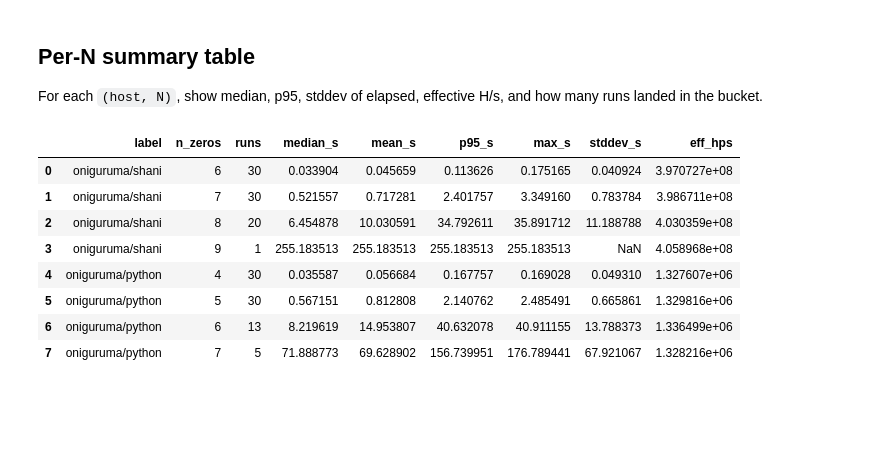
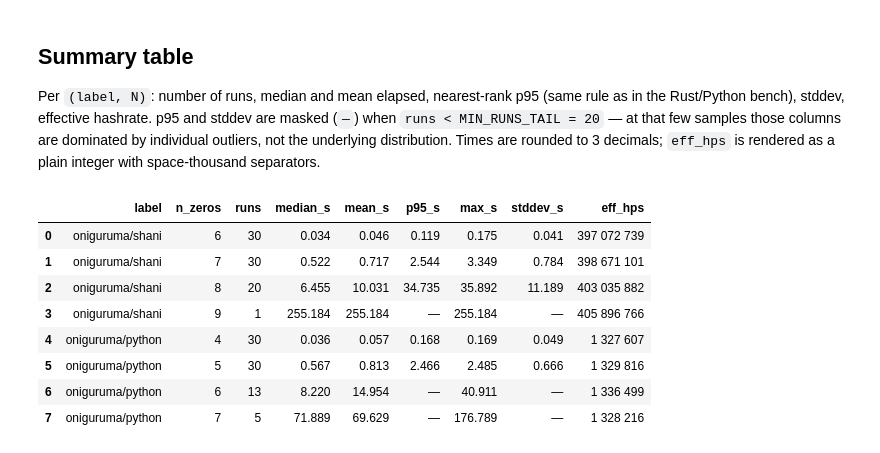
Before and after one commit to danilkiff/pow, a Jupyter notebook: analysis/explore_results.ipynb, the cells around one changed output. Saved outputs shown, nothing was run; the diff lists cells and outputs as text; code cells hidden in the pictures; blank space fills up the shorter version.

```diff
--- a/analysis/explore_results.ipynb
+++ b/analysis/explore_results.ipynb
@@ -149,0 +41,14 @@ bench-oniguruma-20260525T132118Z-python.json: label=oniguruma/python threads=1 N
+# %%
+from _lib import (
+    load_runs,
+    plot_diagnostics,
+    plot_ecdf,
+    plot_pdf,
+    plot_solve_times_full,
+    show_comparison,
+    show_headline,
+    show_table,
+    summary_table,
+)
+
+runs = load_runs()
@@ -150,58 +59,17 @@ bench-oniguruma-20260525T132118Z-python.json: label=oniguruma/python threads=1 N
 # %% [markdown]
-## Per-N summary table
+## Summary table
 
-For each `(host, N)`, show median, p95, stddev of elapsed,
-effective H/s, and how many runs landed in the bucket.
+Per `(label, N)`: number of runs, median and mean elapsed, nearest-rank p95 (same rule as in the Rust/Python bench), stddev, effective hashrate. p95 and stddev are masked (`—`) when `runs < MIN_RUNS_TAIL = 20` — at that few samples those columns are dominated by individual outliers, not the underlying distribution. Times are rounded to 3 decimals; `eff_hps` is rendered as a plain integer with space-thousand separators.
 # %%
-def summarise(runs: list[Run]) -> pd.DataFrame:
-    frames = []
-    for r in runs:
-        g = r.df.groupby("n_zeros")
-        summary = pd.DataFrame(
-            {
-                "runs": g.size(),
-                "median_s": g["elapsed"].median(),
-                "mean_s": g["elapsed"].mean(),
-                "p95_s": g["elapsed"].quantile(0.95),
-                "max_s": g["elapsed"].max(),
-                "stddev_s": g["elapsed"].std(),
-                "eff_hps": g.apply(
-                    lambda x: (
-                        x["attempts"].sum() / x["elapsed"].sum() if x["elapsed"].sum() > 0 else 0.0
-                    )
-                ),
-            }
-        )
-        summary["label"] = r.label
-        frames.append(summary.reset_index())
-    if not frames:
-        return pd.DataFrame()
-    out = pd.concat(frames, ignore_index=True)
-    return out[
-        [
-            "label",
-            "n_zeros",
-            "runs",
-            "median_s",
-            "mean_s",
-            "p95_s",
-            "max_s",
-            "stddev_s",
-            "eff_hps",
-        ]
-    ]
-
-
-summary = summarise(runs)
-summary
+show_table(summary_table(runs))
 # %% [output]
 |  | label | n_zeros | runs | median_s | mean_s | p95_s | max_s | stddev_s | eff_hps |
-| 0 | oniguruma/shani | 6 | 30 | 0.033904 | 0.045659 | 0.113626 | 0.175165 | 0.040924 | 3.970727e+08 |
-| 1 | oniguruma/shani | 7 | 30 | 0.521557 | 0.717281 | 2.401757 | 3.349160 | 0.783784 | 3.986711e+08 |
-| 2 | oniguruma/shani | 8 | 20 | 6.454878 | 10.030591 | 34.792611 | 35.891712 | 11.188788 | 4.030359e+08 |
-| 3 | oniguruma/shani | 9 | 1 | 255.183513 | 255.183513 | 255.183513 | 255.183513 | NaN | 4.058968e+08 |
-| 4 | oniguruma/python | 4 | 30 | 0.035587 | 0.056684 | 0.167757 | 0.169028 | 0.049310 | 1.327607e+06 |
-| 5 | oniguruma/python | 5 | 30 | 0.567151 | 0.812808 | 2.140762 | 2.485491 | 0.665861 | 1.329816e+06 |
-| 6 | oniguruma/python | 6 | 13 | 8.219619 | 14.953807 | 40.632078 | 40.911155 | 13.788373 | 1.336499e+06 |
-| 7 | oniguruma/python | 7 | 5 | 71.888773 | 69.628902 | 156.739951 | 176.789441 | 67.921067 | 1.328216e+06 |
+| 0 | oniguruma/shani | 6 | 30 | 0.034 | 0.046 | 0.119 | 0.175 | 0.041 | 397 072 739 |
+| 1 | oniguruma/shani | 7 | 30 | 0.522 | 0.717 | 2.544 | 3.349 | 0.784 | 398 671 101 |
+| 2 | oniguruma/shani | 8 | 20 | 6.455 | 10.031 | 34.735 | 35.892 | 11.189 | 403 035 882 |
+| 3 | oniguruma/shani | 9 | 1 | 255.184 | 255.184 | — | 255.184 | — | 405 896 766 |
+| 4 | oniguruma/python | 4 | 30 | 0.036 | 0.057 | 0.168 | 0.169 | 0.049 | 1 327 607 |
+| 5 | oniguruma/python | 5 | 30 | 0.567 | 0.813 | 2.466 | 2.485 | 0.666 | 1 329 816 |
+| 6 | oniguruma/python | 6 | 13 | 8.220 | 14.954 | — | 40.911 | — | 1 336 499 |
+| 7 | oniguruma/python | 7 | 5 | 71.889 | 69.629 | — | 176.789 | — | 1 328 216 |
 # %% [markdown]
```
Also changed, not shown: parts of 17 cells of this notebook, 5 other files.
